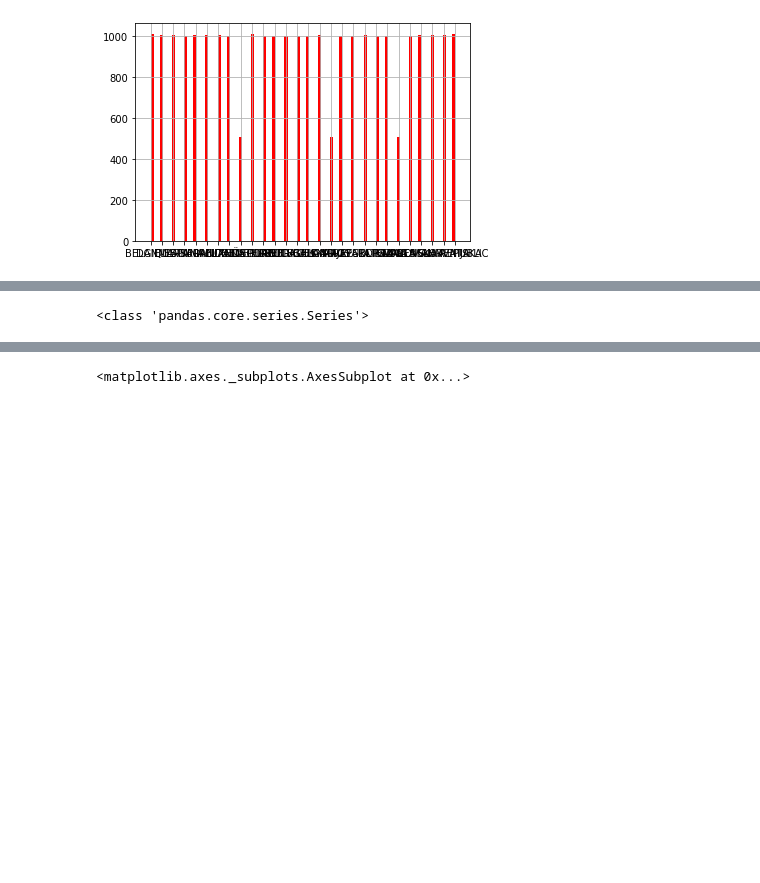
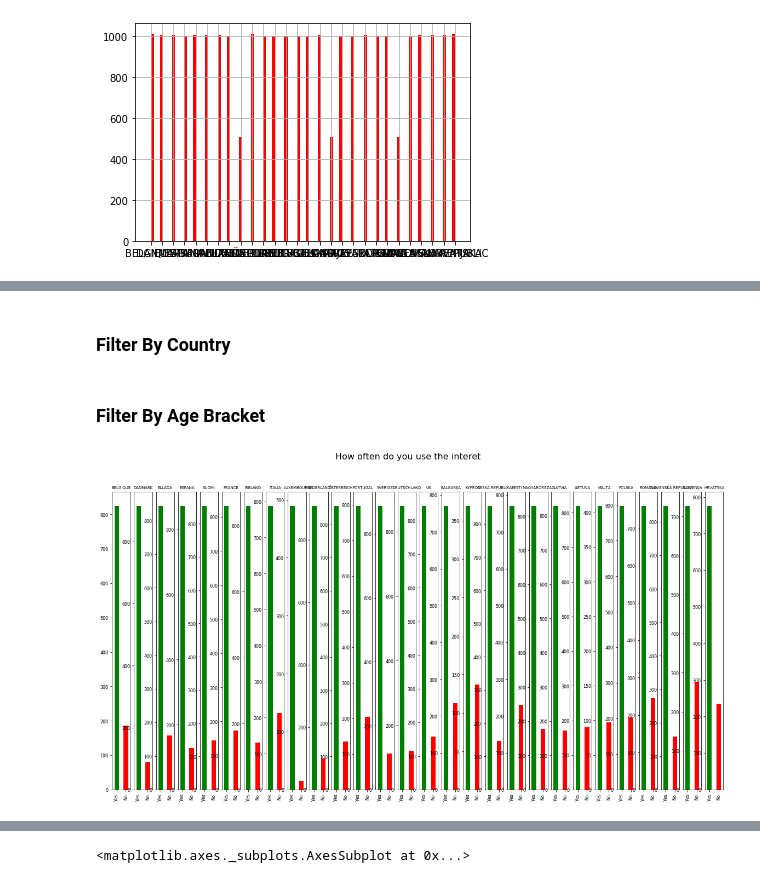
Before and after one commit to rpj12/SIM213-Geoblocking, a Jupyter notebook: Project SIM 213.ipynb, the cells around one changed output, grey strips where cells are left out. Saved outputs shown, nothing was run; the diff lists cells and outputs as text; code cells hidden in the pictures; blank space fills up the shorter version.

Commit message:
Filter by countries

```diff
--- a/Project SIM 213.ipynb
+++ b/Project SIM 213.ipynb
@@ -65,0 +68,3 @@ database['tnscntry'].hist(bins = 100, color='red')
+# %%
+database['d8a'] = database['d8a'].replace(['Never', 'No Internet access (DO NOT READ OUT)'],'No');
+database['d8a'] = database['d8a'].replace(['DK/NA (DO NOT READ OUT)', 'Two or three times a month', 'Two or three times a week', 'About once a week', 'Every day or almost every day', 'Less often'], 'Yes')
@@ -65,0 +91,16 @@ database['tnscntry'].hist(bins = 100, color='red')
+# %%
+database['d1'] = database['d1'].replace('98 years', '98');
+# %% [markdown]
+### Filter By Country
+# %%
+entriesByCountries = {};
+for i, country in enumerate(database['tnscntry'].unique()):
+    arr = [];
+    for entry in database['tnscntry']:
+        if (entry == country):
+            arr.append(True);
+        else:
+            arr.append(False);
+    entriesByCountries[country] = database[arr];
+# %% [markdown]
+### Filter By Age Bracket
@@ -66,8 +118,25 @@ database['tnscntry'].hist(bins = 100, color='red')
+# %%
+# ax = plt.subplot(111)
+# ax.bar(x-0.2, y, width=0.2, color='b', align='center')
+# ax.bar(x, z, width=0.2, color='g', align='center')
+# ax.bar(x+0.2, k, width=0.2, color='r', align='center')
+# ax.xaxis_date()
+
+# plt.show()
+fig = plt.figure()
+fig.suptitle('How often do you use the interet', fontsize=16)
+subplots = {}
+for index, country in enumerate(entriesByCountries):
+    entries = entriesByCountries[country];
+    barfreq = entries['d8a'].value_counts();
+    subplots[country] = plt.subplot(1, 28, index+1);
+#     ax.set_title('Humidity',fontsize= 30)
+    subplots[country].set_title(country, size=7)
+    barfreq.plot.bar(fontsize=8, ax=subplots[country], figsize=(20,10), color=['green', 'red']);
+# %% [output]
+[figure, added]
 # %%
 #Use table rather than graph. average age, percentage of females asked. Age differences acrosse countries.
 #bar chart to use
 pieFreq = database['d20'].value_counts()
-print(type(pieFreq));
 # pieFreq.plot.pie(title = 'Do you buy often online?', figsize=(10,10))
-# %% [output]
-<class 'pandas.core.series.Series'>
```
Also changed, not shown: parts of 7 cells of this notebook.
